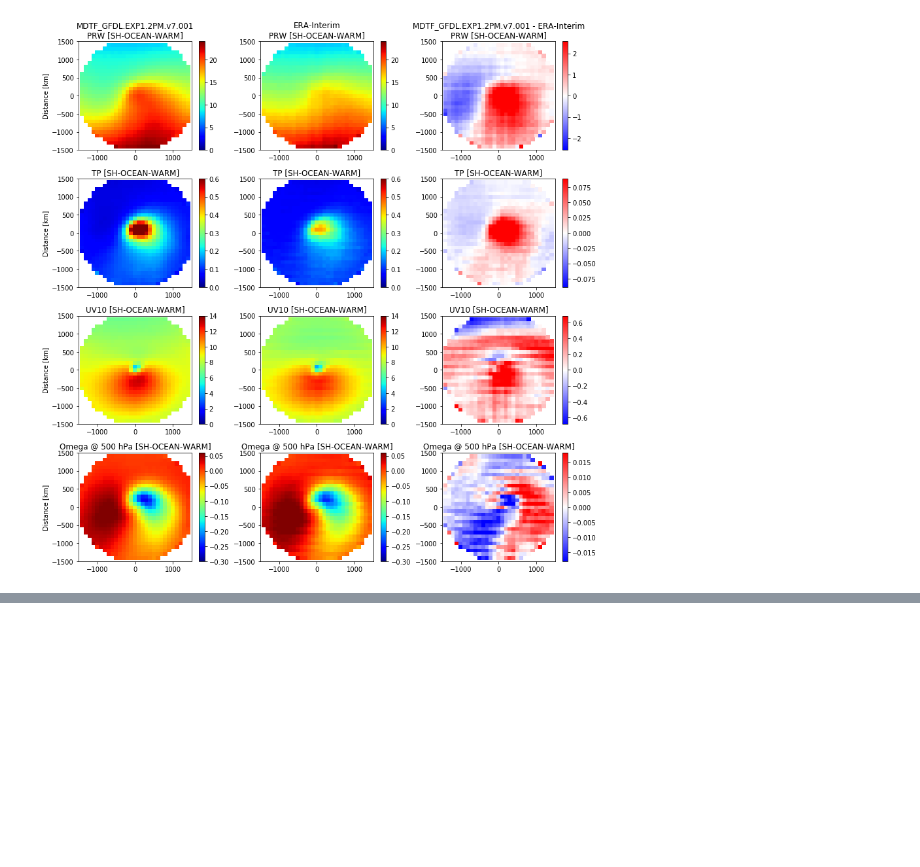
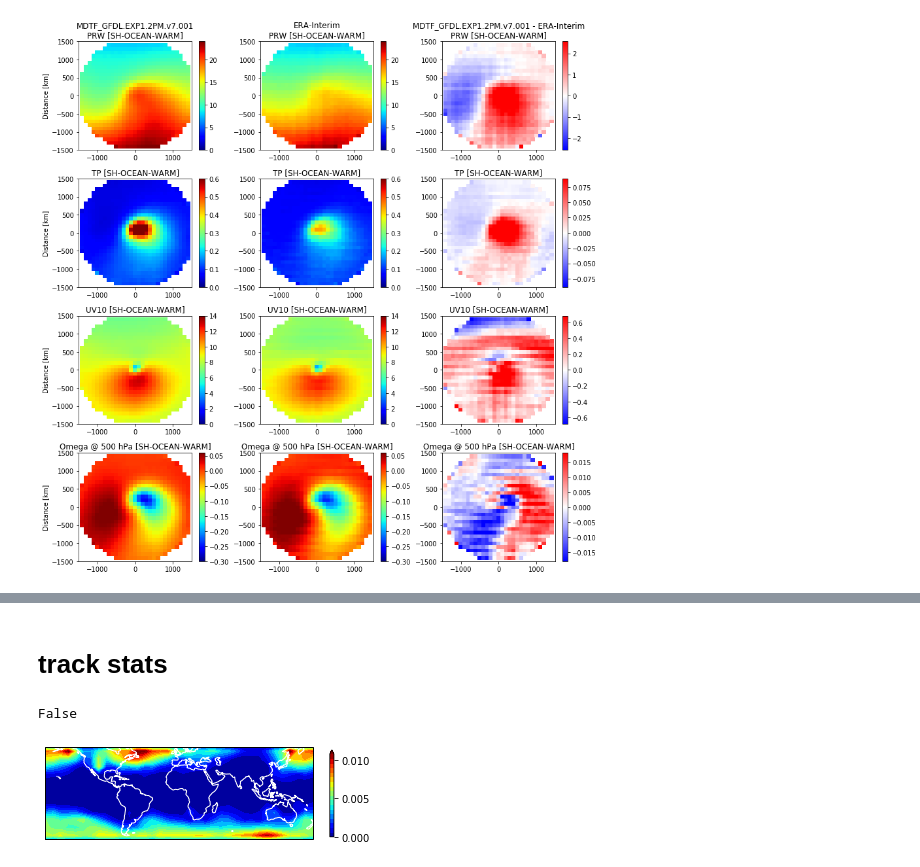
Before and after one commit to NOAA-GFDL/MDTF-diagnostics, a Jupyter notebook: diagnostics/etc_composites/remove/test_plot.ipynb, the cells around one changed output, grey strips where cells are left out. Saved outputs shown, nothing was run; the diff lists cells and outputs as text; code cells hidden in the pictures; blank space fills up the shorter version.

```diff
--- a/diagnostics/etc_composites/remove/test_plot.ipynb
+++ b/diagnostics/etc_composites/remove/test_plot.ipynb
@@ -302,0 +308,6 @@ ds.clt.isel(time=100).plot()
+# %% [markdown]
+# track stats
+# %%
+print(os.path.exists(os.environ['DATADIR']))
+# %% [output]
+False
@@ -302,0 +516,9 @@ ds.clt.isel(time=100).plot()
+# %%
+plt.figure()
+ax = plt.subplot(111, projection=cartopy.crs.PlateCarree())
+cf = ax.contourf(lon_mids, lat_mids, stats['all']['feature_density'], cmap=cmap, extend='max', levels=levels)
+ax.coastlines(color='w')
+ax.set_ylim(-60, 60)
+cbar = plt.colorbar(cf, ax=ax, shrink=0.4, ticks=np.arange(0, 0.015, 0.005))
+# %% [output]
+[figure, added]
```
Also changed, not shown: parts of 9 cells of this notebook, 12 other files.
